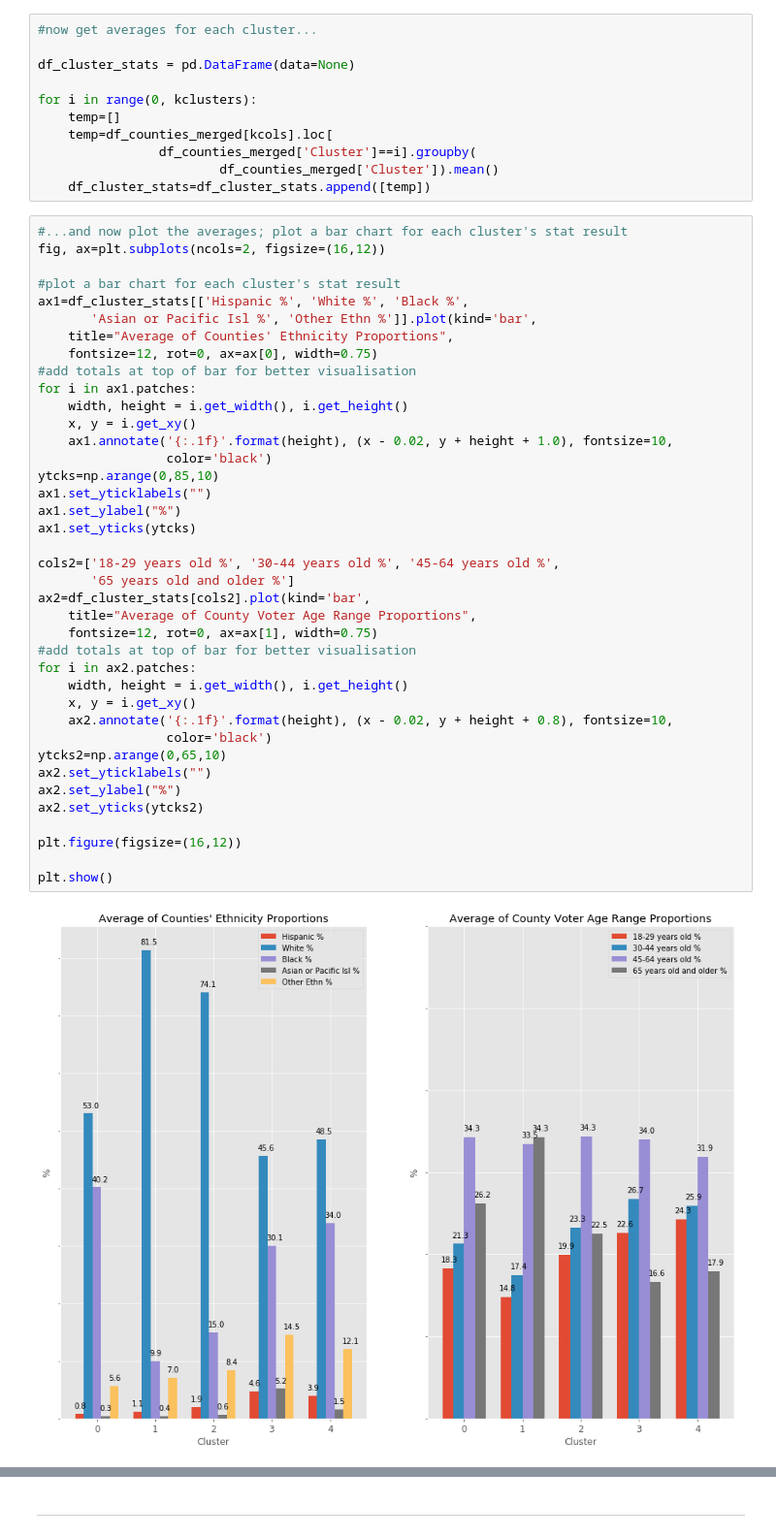
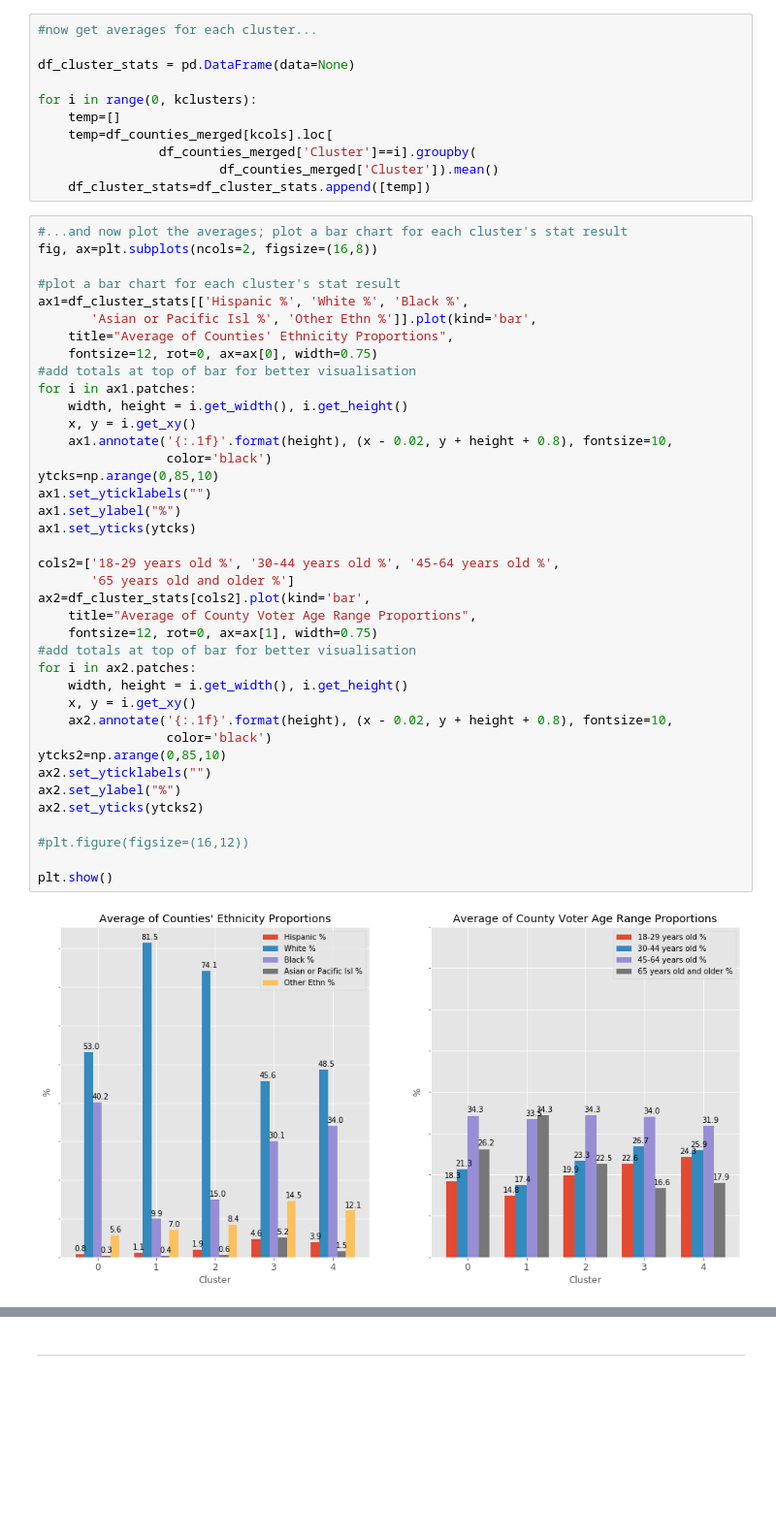
Before and after one commit to jot-43/Coursera_Capstone, a Jupyter notebook: JTs Coursera Capstone.ipynb, the cells around one changed output, grey strips where cells are left out. Shown at 97% size. Saved outputs shown, nothing was run; the diff lists cells and outputs as text; blank space fills up the shorter version.

```diff
--- a/JTs Coursera Capstone.ipynb
+++ b/JTs Coursera Capstone.ipynb
@@ -1498,7 +1509,7 @@ for i in range(0, kclusters):
     df_cluster_stats=df_cluster_stats.append([temp])
 # %%
 #...and now plot the averages; plot a bar chart for each cluster's stat result
-fig, ax=plt.subplots(ncols=2, figsize=(16,12))
+fig, ax=plt.subplots(ncols=2, figsize=(16,8))
 
 #plot a bar chart for each cluster's stat result
 ax1=df_cluster_stats[['Hispanic %', 'White %', 'Black %',
@@ -1506,34 +1517,34 @@ ax1=df_cluster_stats[['Hispanic %', 'White %', 'Black %',
     title="Average of Counties' Ethnicity Proportions",
     fontsize=12, rot=0, ax=ax[0], width=0.75)
 #add totals at top of bar for better visualisation
 for i in ax1.patches:
     width, height = i.get_width(), i.get_height()
     x, y = i.get_xy()
-    ax1.annotate('{:.1f}'.format(height), (x - 0.02, y + height + 1.0), fontsize=10,
+    ax1.annotate('{:.1f}'.format(height), (x - 0.02, y + height + 0.8), fontsize=10,
                  color='black')
 ytcks=np.arange(0,85,10)
 ax1.set_yticklabels("")
 ax1.set_ylabel("%")
 ax1.set_yticks(ytcks)
 
 cols2=['18-29 years old %', '30-44 years old %', '45-64 years old %',
        '65 years old and older %']
 ax2=df_cluster_stats[cols2].plot(kind='bar',
     title="Average of County Voter Age Range Proportions",
     fontsize=12, rot=0, ax=ax[1], width=0.75)
 #add totals at top of bar for better visualisation
 for i in ax2.patches:
     width, height = i.get_width(), i.get_height()
     x, y = i.get_xy()
     ax2.annotate('{:.1f}'.format(height), (x - 0.02, y + height + 0.8), fontsize=10,
                  color='black')
-ytcks2=np.arange(0,65,10)
+ytcks2=np.arange(0,85,10)
 ax2.set_yticklabels("")
 ax2.set_ylabel("%")
 ax2.set_yticks(ytcks2)
 
-plt.figure(figsize=(16,12))
+#plt.figure(figsize=(16,12))
 
 plt.show()
 # %% [output]
-[figure, old version]
+[figure, new version]
```
Also changed, not shown: parts of 13 cells of this notebook.
